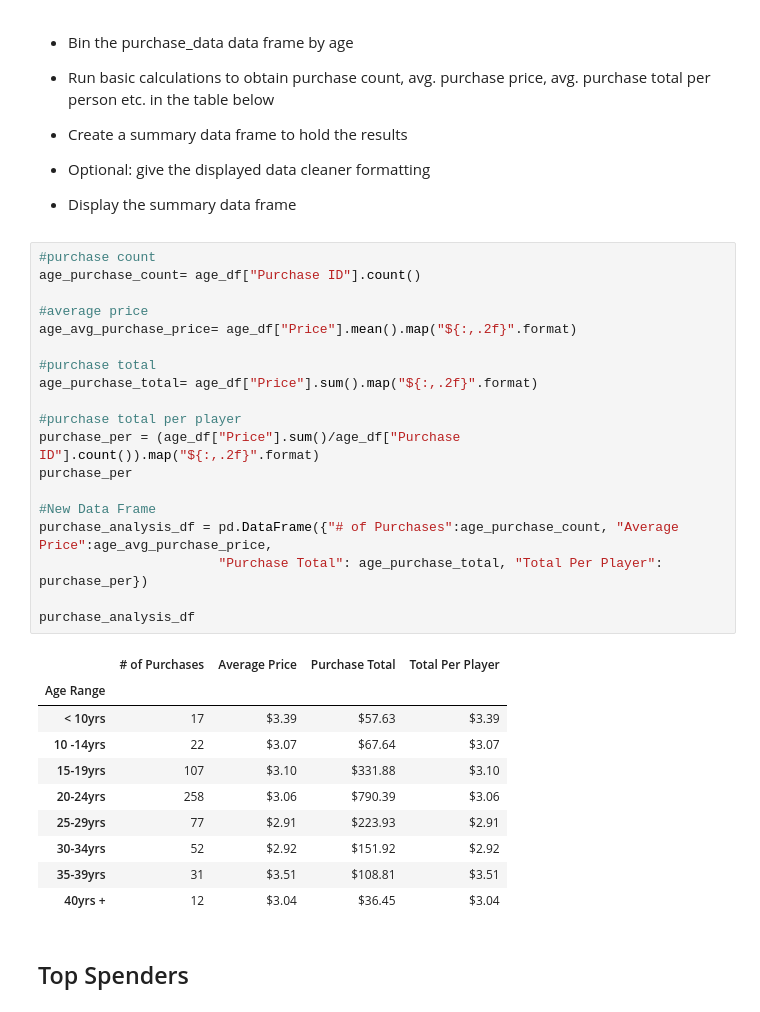
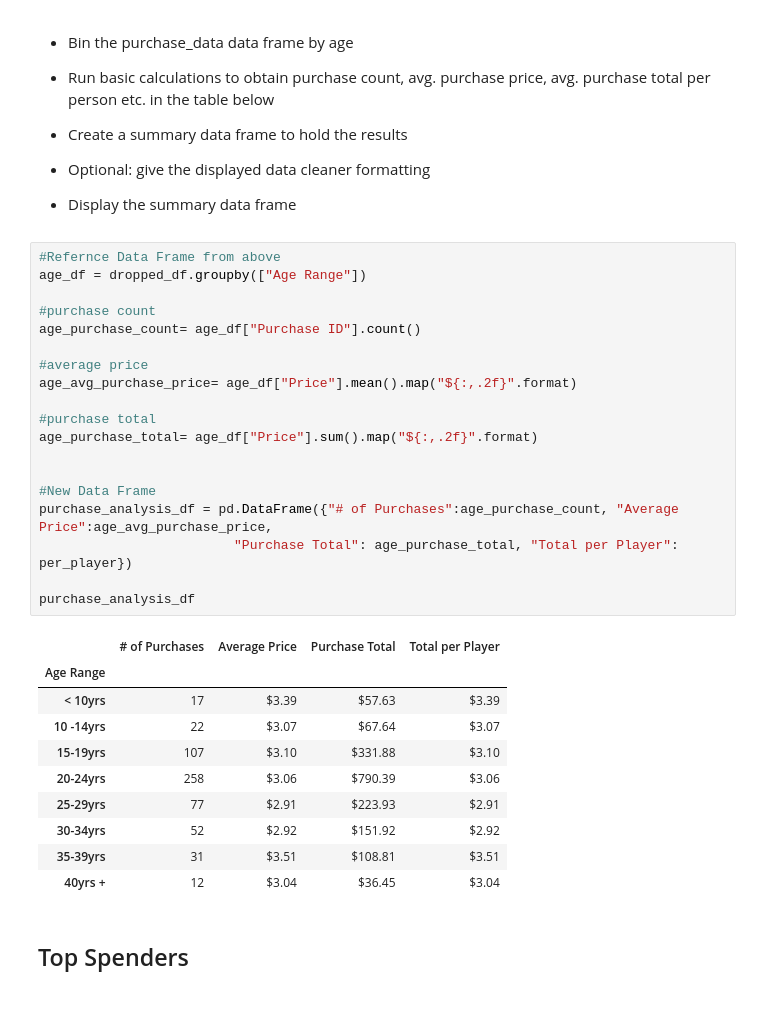
Before and after one commit to timsamson/pandas-challenge, a Jupyter notebook: HeroesOfPymoli/HeroesOfPymoli_starter.ipynb, the cells around one changed output. Drawn from its saved outputs; the diff is of its cells as text.

```diff
--- a/HeroesOfPymoli/HeroesOfPymoli_starter.ipynb
+++ b/HeroesOfPymoli/HeroesOfPymoli_starter.ipynb
@@ -216,26 +216,26 @@ See the caveats in the documentation: https://pandas.pydata.org/pandas-docs/stab
 
 * Display the summary data frame
 # %%
+#Refernce Data Frame from above
+age_df = dropped_df.groupby(["Age Range"])
+
 #purchase count
 age_purchase_count= age_df["Purchase ID"].count()
 
 #average price
 age_avg_purchase_price= age_df["Price"].mean().map("${:,.2f}".format)
 
 #purchase total
 age_purchase_total= age_df["Price"].sum().map("${:,.2f}".format)
 
-#purchase total per player
-purchase_per = (age_df["Price"].sum()/age_df["Purchase ID"].count()).map("${:,.2f}".format)
-purchase_per
 
 #New Data Frame
 purchase_analysis_df = pd.DataFrame({"# of Purchases":age_purchase_count, "Average Price":age_avg_purchase_price,
-                       "Purchase Total": age_purchase_total, "Total Per Player": purchase_per})
+                         "Purchase Total": age_purchase_total, "Total per Player": per_player})
 
 purchase_analysis_df
 # %% [output]
-|  | # of Purchases | Average Price | Purchase Total | Total Per Player |
+|  | # of Purchases | Average Price | Purchase Total | Total per Player |
 | Age Range |  |  |  |  |
 | < 10yrs | 17 | $3.39 | $57.63 | $3.39 |
 | 10 -14yrs | 22 | $3.07 | $67.64 | $3.07 |
```
Also changed, not shown: parts of 5 cells of this notebook.
